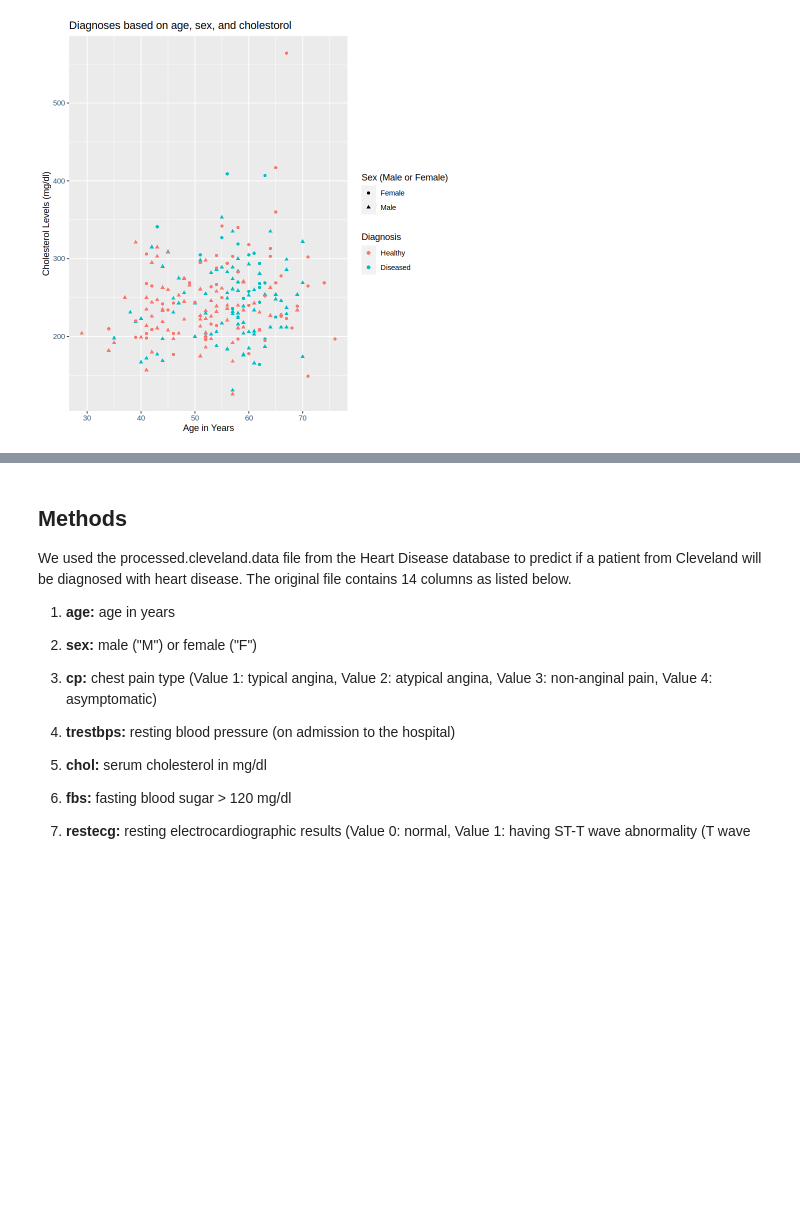
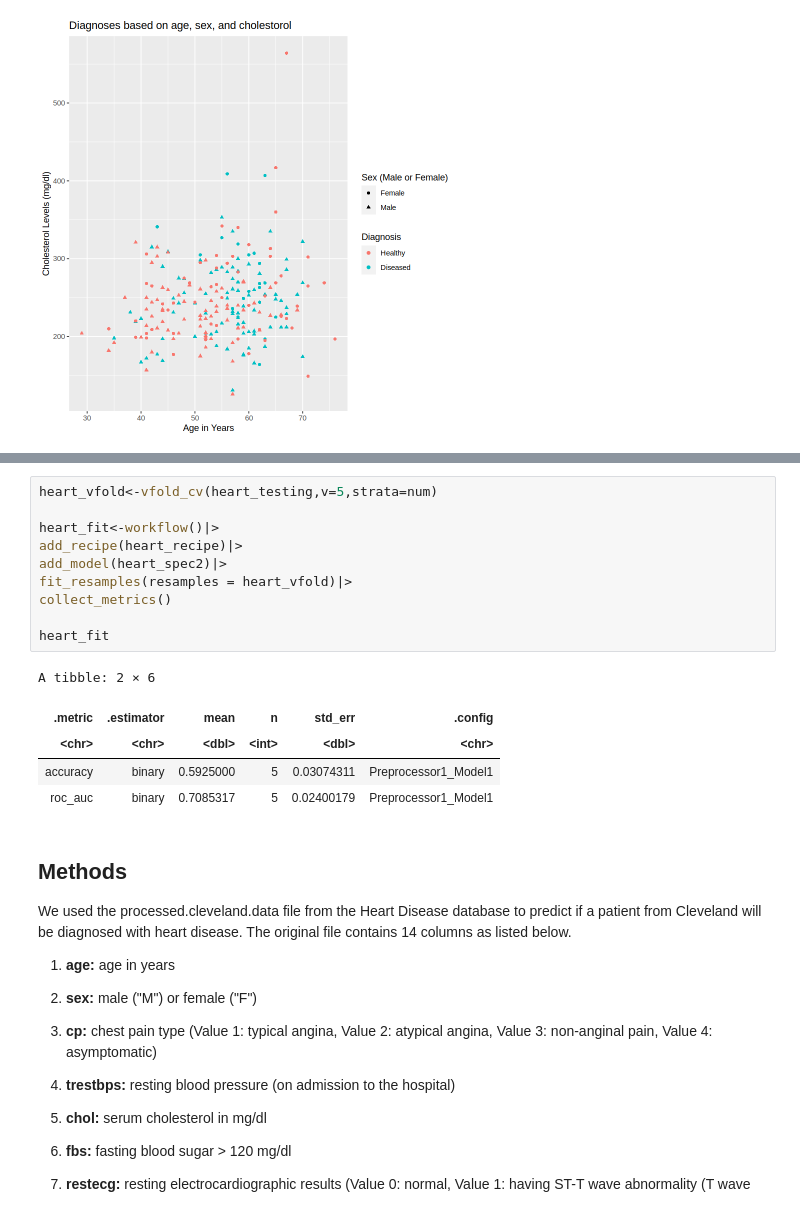
Before and after one commit to bkoschel/dsci100-project, a Jupyter notebook: heart-disease.ipynb, the cells around one changed output, grey strips where cells are left out. Cells and saved outputs as stored; diff of their text form; blank space fills up the shorter version.

```diff
--- a/heart-disease.ipynb
+++ b/heart-disease.ipynb
@@ -242,3 +337,19 @@ A tibble: 49 × 7
+# %%
+heart_vfold<-vfold_cv(heart_testing,v=5,strata=num)
+
+heart_fit<-workflow()|>
+add_recipe(heart_recipe)|>
+add_model(heart_spec2)|>
+fit_resamples(resamples = heart_vfold)|>
+collect_metrics()
+
+heart_fit
+# %% [output]
+A tibble: 2 × 6
+| .metric | .estimator | mean | n | std_err | .config |
+| <chr> | <chr> | <dbl> | <int> | <dbl> | <chr> |
+| accuracy | binary | 0.5925000 | 5 | 0.03074311 | Preprocessor1_Model1 |
+| roc_auc | binary | 0.7085317 | 5 | 0.02400179 | Preprocessor1_Model1 |
 # %% [markdown]
 ## Methods
 
```
Also changed, not shown: parts of 8 cells of this notebook.
